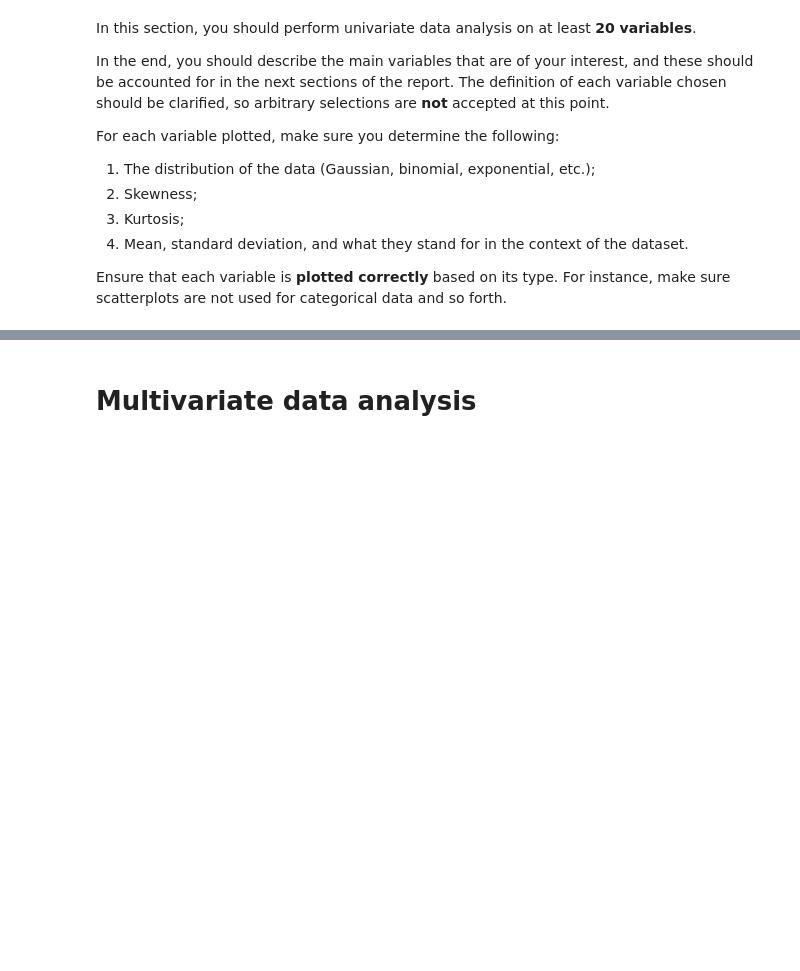
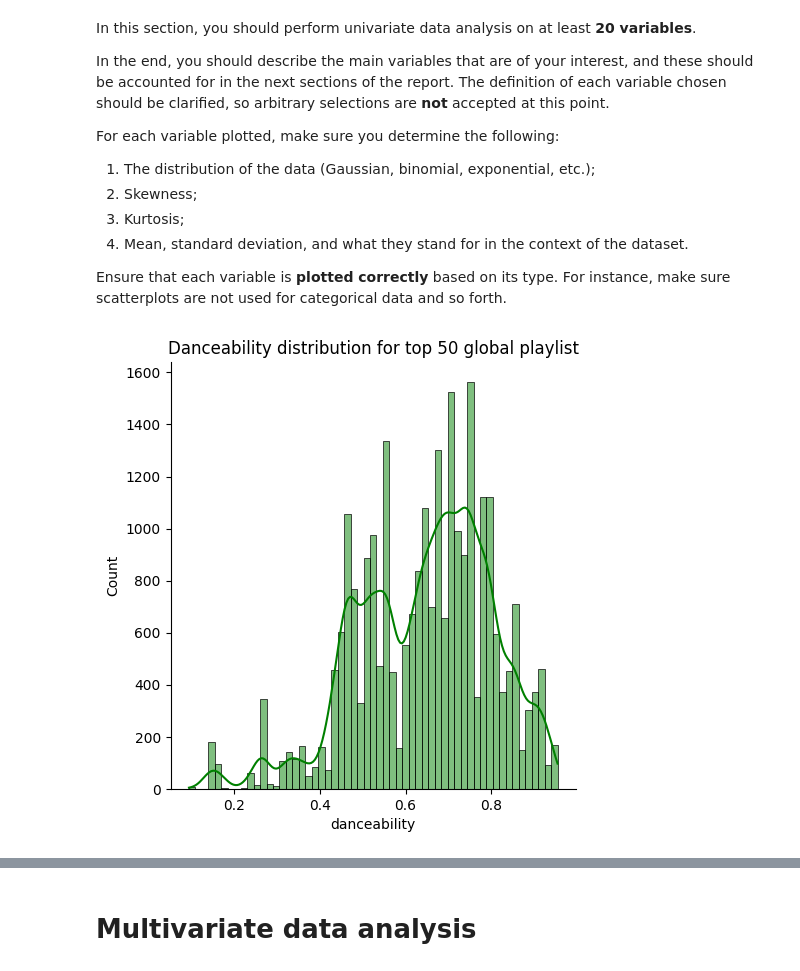
Before and after one commit to Henrick1/Projeto-Data-Science, a Jupyter notebook: ProjetoDataScience.ipynb, the cells around one changed output, grey strips where cells are left out. Cells and saved outputs as stored; diff of their text form; code cells hidden in the pictures; blank space fills up the shorter version.

```diff
--- a/ProjetoDataScience.ipynb
+++ b/ProjetoDataScience.ipynb
@@ -41,4 +43,6 @@ Downloading from https://www.kaggle.com/api/v1/datasets/download/asaniczka/top-s
 # %%
 # clean and treat the data here
+df['country']=df['country'].fillna('Global')
+df.dropna(inplace=True)
 # %%
 # use as many code and text cells as needed
@@ -133,0 +146,8 @@ Ensure that each variable is **plotted correctly** based on its type. For instan
+# %%
+# how is danceability of this songs
+data_global = df[df['country']=='Global'].dropna()
+sns.displot(data=data_global, x="danceability",kde=True,color='green')
+plt.title('Danceability distribution for top 50 global playlist')
+plt.show()
+# %% [output]
+[figure, added]
```
Also changed, not shown: parts of 8 cells of this notebook, 1 other file.
